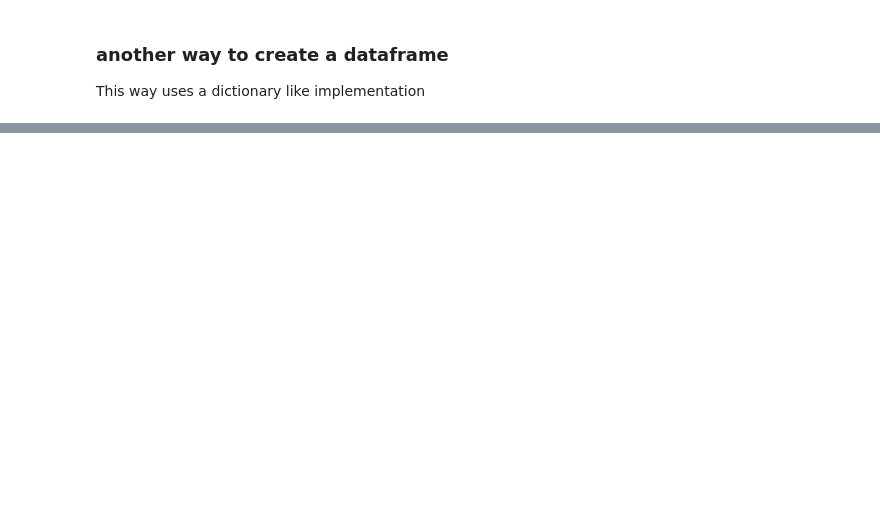
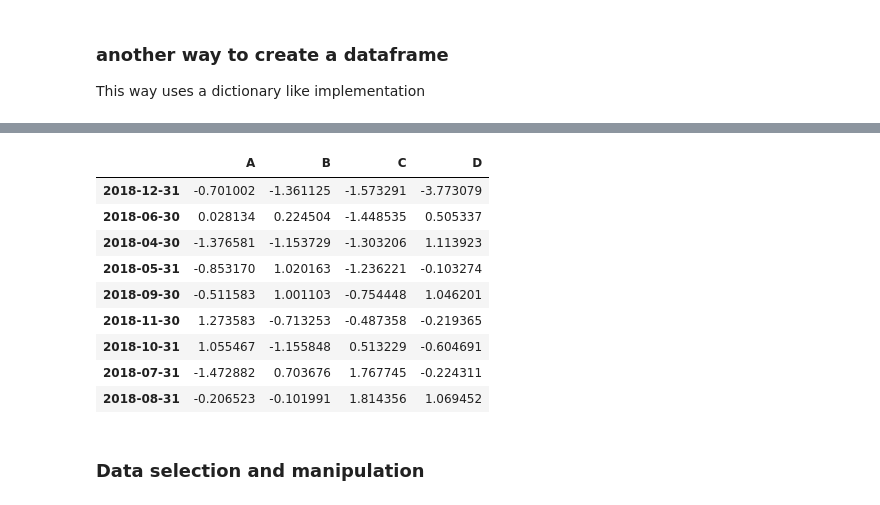
Before and after one commit to itsderek/learning-pandas, a Jupyter notebook: learning-pandas.ipynb, the cells around one changed output, grey strips where cells are left out. Drawn from its saved outputs; the diff is of its cells as text; code cells hidden in the pictures; blank space fills up the shorter version.

Commit message:
Added some more sections about selecting data

```diff
--- a/learning-pandas.ipynb
+++ b/learning-pandas.ipynb
@@ -47,0 +114,15 @@ df2
+# %%
+df.sort_values(by=['C', 'A'], kind='mergesort') #sorts values by column(s) supplied
+# %% [output]
+|  | A | B | C | D |
+| 2018-12-31 | -0.701002 | -1.361125 | -1.573291 | -3.773079 |
+| 2018-06-30 | 0.028134 | 0.224504 | -1.448535 | 0.505337 |
+| 2018-04-30 | -1.376581 | -1.153729 | -1.303206 | 1.113923 |
+| 2018-05-31 | -0.853170 | 1.020163 | -1.236221 | -0.103274 |
+| 2018-09-30 | -0.511583 | 1.001103 | -0.754448 | 1.046201 |
+| 2018-11-30 | 1.273583 | -0.713253 | -0.487358 | -0.219365 |
+| 2018-10-31 | 1.055467 | -1.155848 | 0.513229 | -0.604691 |
+| 2018-07-31 | -1.472882 | 0.703676 | 1.767745 | -0.224311 |
+| 2018-08-31 | -0.206523 | -0.101991 | 1.814356 | 1.069452 |
+# %% [markdown]
+### Data selection and manipulation
```
Also changed, not shown: parts of 22 cells of this notebook.
